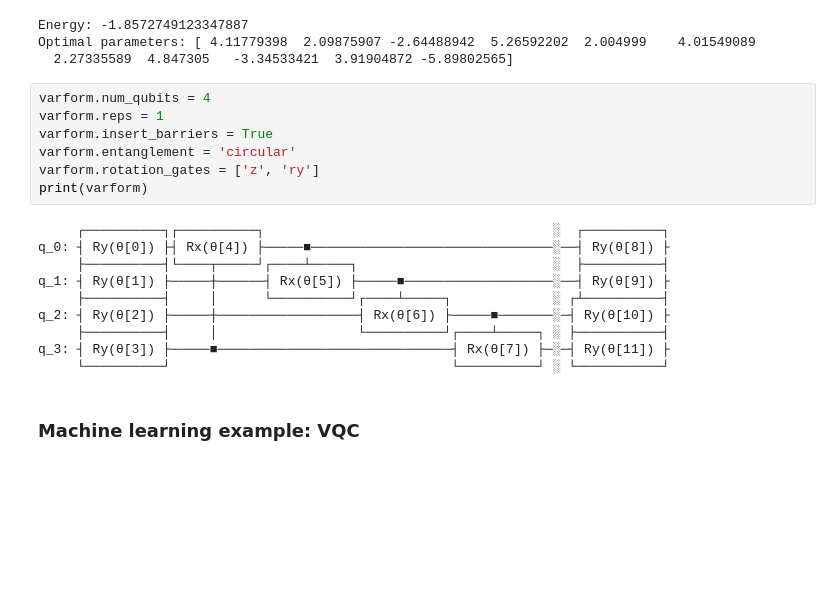
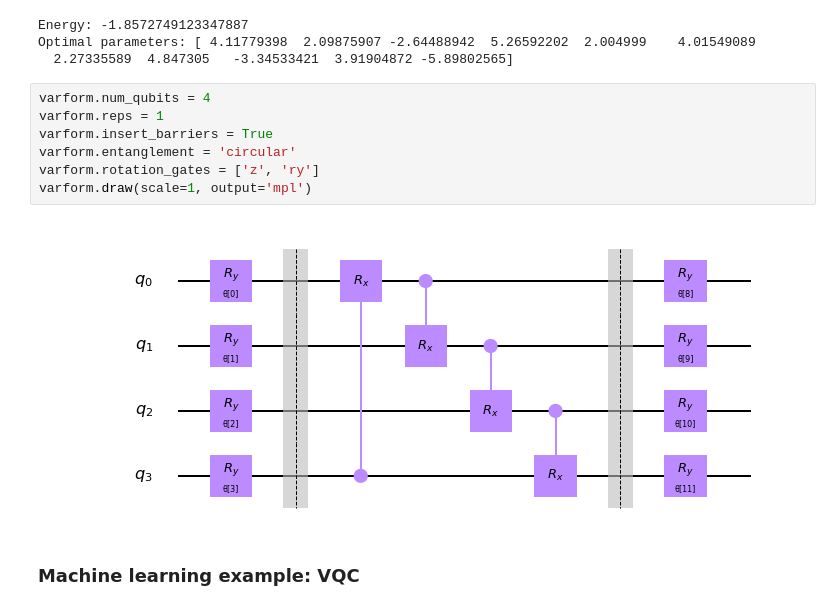
Before and after one commit to Cryoris/notebooks, a Jupyter notebook: Circuit Library Demo.ipynb, the cells around one changed output. Saved outputs shown, nothing was run; the diff lists cells and outputs as text; blank space fills up the shorter version.

```diff
--- a/Circuit Library Demo.ipynb
+++ b/Circuit Library Demo.ipynb
@@ -87,20 +79,12 @@ Optimal parameters: [ 4.11779398  2.09875907 -2.64488942  5.26592202  2.004999
 # %%
 varform.num_qubits = 4
 varform.reps = 1
 varform.insert_barriers = True
 varform.entanglement = 'circular'
 varform.rotation_gates = ['z', 'ry']
-print(varform)
+varform.draw(scale=1, output='mpl')
 # %% [output]
-     ┌──────────┐┌──────────┐                                     ░  ┌──────────┐
-q_0: ┤ Ry(θ[0]) ├┤ Rx(θ[4]) ├─────■───────────────────────────────░──┤ Ry(θ[8]) ├
-     ├──────────┤└────┬─────┘┌────┴─────┐                         ░  ├──────────┤
-q_1: ┤ Ry(θ[1]) ├─────┼──────┤ Rx(θ[5]) ├─────■───────────────────░──┤ Ry(θ[9]) ├
-     ├──────────┤     │      └──────────┘┌────┴─────┐             ░ ┌┴──────────┤
-q_2: ┤ Ry(θ[2]) ├─────┼──────────────────┤ Rx(θ[6]) ├─────■───────░─┤ Ry(θ[10]) ├
-     ├──────────┤     │                  └──────────┘┌────┴─────┐ ░ ├───────────┤
-q_3: ┤ Ry(θ[3]) ├─────■──────────────────────────────┤ Rx(θ[7]) ├─░─┤ Ry(θ[11]) ├
-     └──────────┘                                    └──────────┘ ░ └───────────┘
+[figure, added]
 # %% [markdown]
 ### Machine learning example: VQC
 # %%
```
Also changed, not shown: parts of 6 cells of this notebook.
